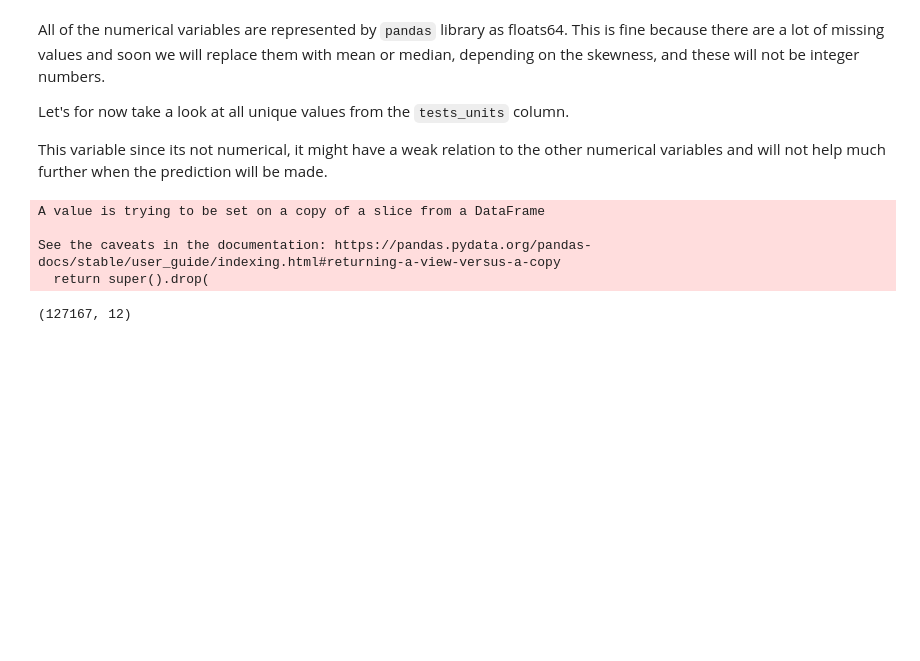
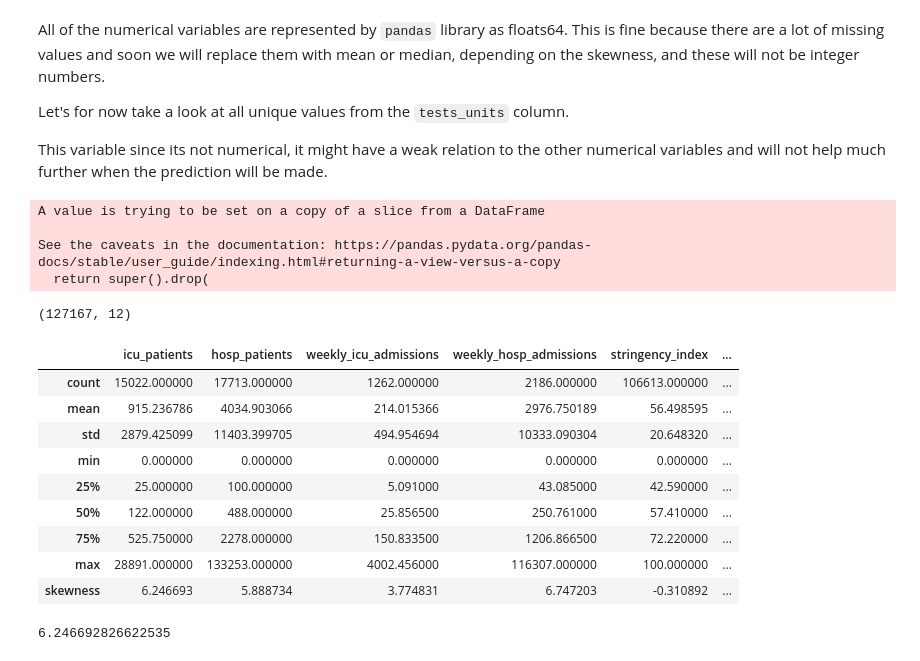
Before and after one commit to iondodon/covid19, a Jupyter notebook: ion.ipynb, the cells around one changed output. Drawn from its saved outputs; the diff is of its cells as text; code cells hidden in the pictures; blank space fills up the shorter version.

Commit message:
skewness

```diff
--- a/ion.ipynb
+++ b/ion.ipynb
@@ -214,3 +202,22 @@ A value is trying to be set on a copy of a slice from a DataFrame
 See the caveats in the documentation: https://pandas.pydata.org/pandas-docs/stable/user_guide/indexing.html#returning-a-view-versus-a-copy
   return super().drop(
 (127167, 12)
+# %%
+stats_df = dataset.describe()
+stats_df.loc['skewness'] = dataset.skew()
+stats_df
+# %% [output]
+|  | icu_patients | hosp_patients | weekly_icu_admissions | weekly_hosp_admissions | stringency_index | ... |
+| count | 15022.000000 | 17713.000000 | 1262.000000 | 2186.000000 | 106613.000000 | ... |
+| mean | 915.236786 | 4034.903066 | 214.015366 | 2976.750189 | 56.498595 | ... |
+| std | 2879.425099 | 11403.399705 | 494.954694 | 10333.090304 | 20.648320 | ... |
+| min | 0.000000 | 0.000000 | 0.000000 | 0.000000 | 0.000000 | ... |
+| 25% | 25.000000 | 100.000000 | 5.091000 | 43.085000 | 42.590000 | ... |
+| 50% | 122.000000 | 488.000000 | 25.856500 | 250.761000 | 57.410000 | ... |
+| 75% | 525.750000 | 2278.000000 | 150.833500 | 1206.866500 | 72.220000 | ... |
+| max | 28891.000000 | 133253.000000 | 4002.456000 | 116307.000000 | 100.000000 | ... |
+| skewness | 6.246693 | 5.888734 | 3.774831 | 6.747203 | -0.310892 | ... |
+# %%
+stats_df.loc['skewness', 'icu_patients']
+# %% [output]
+6.246692826622535
```
Also changed, not shown: parts of 1 cell of this notebook.
